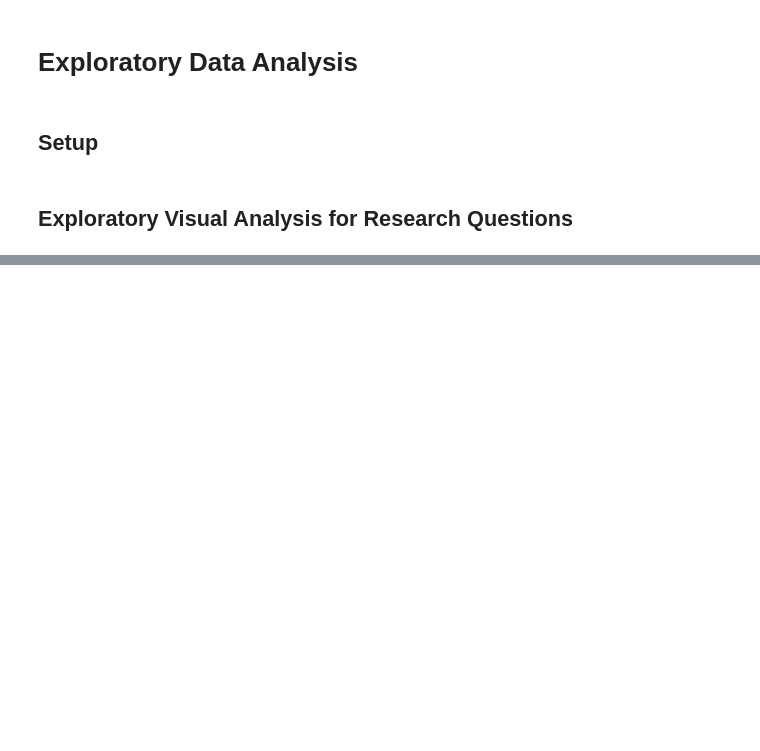
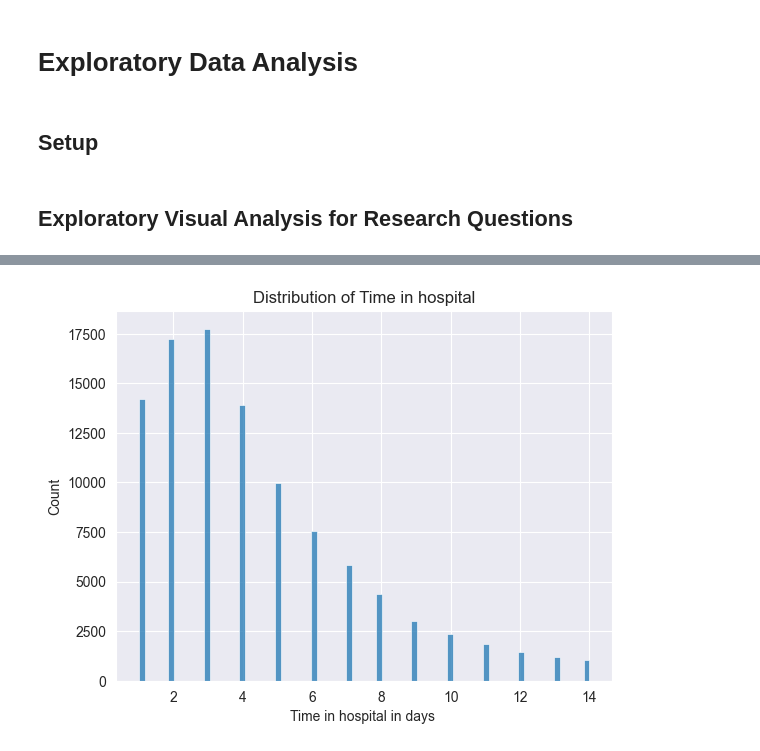
Before and after one commit to Lukmacbla/BioMedVis, a Jupyter notebook: main.ipynb, the cells around one changed output, grey strips where cells are left out. Saved outputs shown, nothing was run; the diff lists cells and outputs as text; code cells hidden in the pictures; blank space fills up the shorter version.

```diff
--- a/main.ipynb
+++ b/main.ipynb
@@ -120,7 +122,7 @@ import pandas as pd
 import plotly.graph_objects as go
 
 # --- columns (rename to yours) ---
-A = "admission_type_id"
+A = "admission_source_id"
 B = "discharge_disposition_id"
 C = "readmitted"              # your 3rd target
 pct = 0.01                    # 1% threshold (per column)
@@ -175,0 +361,9 @@ fig.show()
+# %%
+numerical_cols = ['time_in_hospital']
+for col in numerical_cols:
+    sns.histplot(df[col].dropna())
+    plt.title(f'Distribution of Time in hospital')
+    plt.xlabel("Time in hospital in days ")
+    plt.show()
+# %% [output]
+[figure, added]
```
Also changed, not shown: parts of 10 cells of this notebook, 9 other files.
